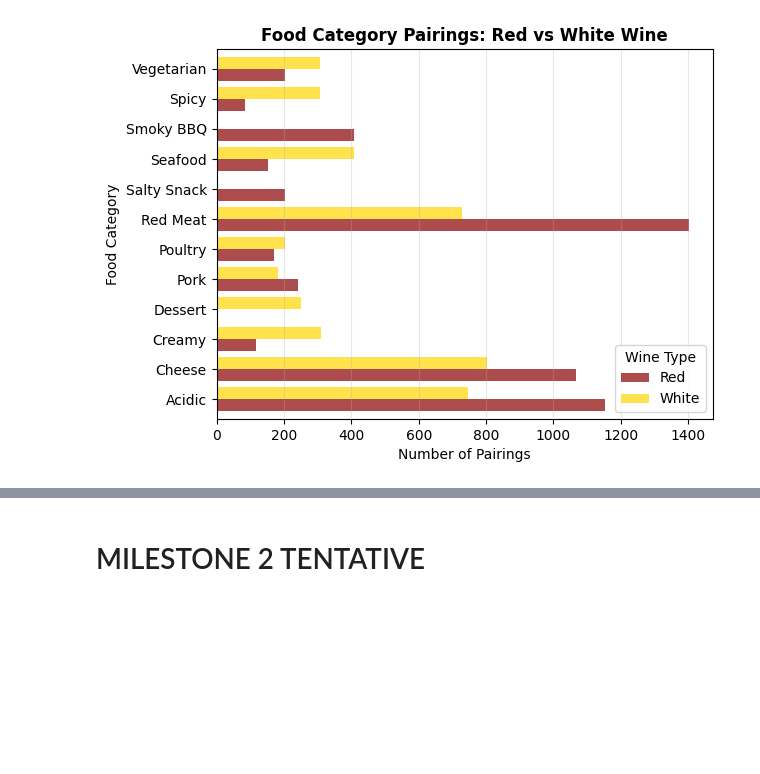
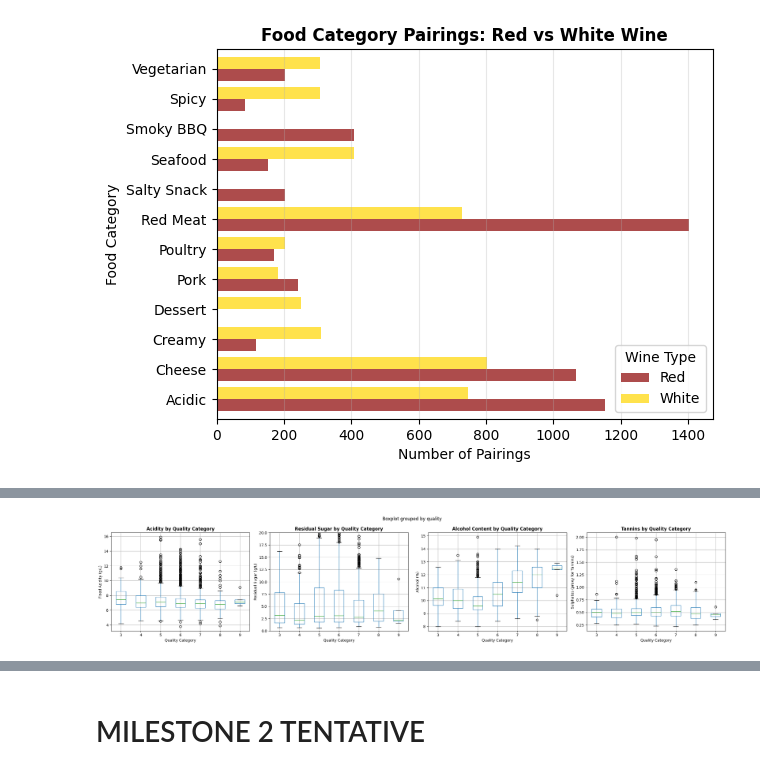
Before and after one commit to akjieettt/data-science-final-project, a Jupyter notebook: DataScienceProject.ipynb, the cells around one changed output, grey strips where cells are left out. Drawn from its saved outputs; the diff is of its cells as text; code cells hidden in the pictures; blank space fills up the shorter version.

```diff
--- a/DataScienceProject.ipynb
+++ b/DataScienceProject.ipynb
@@ -365,0 +513,37 @@ df_wines.head()
+# %%
+# Chemical properties vs Quality visualization
+fig, axes = plt.subplots(1, 4, figsize=(24, 5))
+
+# Acidity vs Quality
+df_wines.boxplot(column='fixed acidity', by='quality', ax=axes[0])
+axes[0].set_title('Acidity by Quality Category', fontweight='bold')
+axes[0].set_xlabel('Quality Category')
+axes[0].set_ylabel('Fixed Acidity (g/L)')
+plt.sca(axes[0])
+
+# Sugar vs Quality
+df_wines.boxplot(column='residual sugar', by='quality', ax=axes[1])
+axes[1].set_title('Residual Sugar by Quality Category', fontweight='bold')
+axes[1].set_xlabel('Quality Category')
+axes[1].set_ylabel('Residual Sugar (g/L)')
+axes[1].set_ylim(0, 20)  # Focus on main distribution
+plt.sca(axes[1])
+
+# Alcohol vs Quality
+df_wines.boxplot(column='alcohol', by='quality', ax=axes[2])
+axes[2].set_title('Alcohol Content by Quality Category', fontweight='bold')
+axes[2].set_xlabel('Quality Category')
+axes[2].set_ylabel('Alcohol (%)')
+plt.sca(axes[2])
+
+# Tannins vs Quality
+df_wines.boxplot(column='sulphates', by='quality', ax=axes[3])
+axes[3].set_title('Tannins by Quality Category', fontweight='bold')
+axes[3].set_xlabel('Quality Category')
+axes[3].set_ylabel('Sulphates (proxy for Tannins)')
+plt.sca(axes[3])
+
+plt.tight_layout()
+plt.show()
+# %% [output]
+[figure, added]
```
Also changed, not shown: parts of 16 cells of this notebook.
